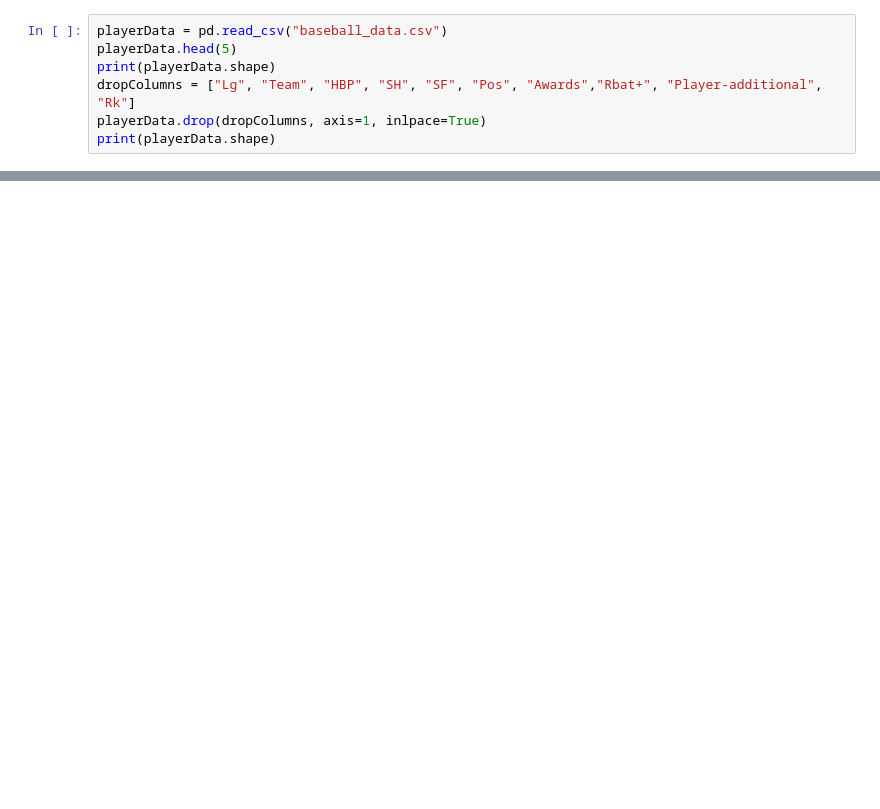
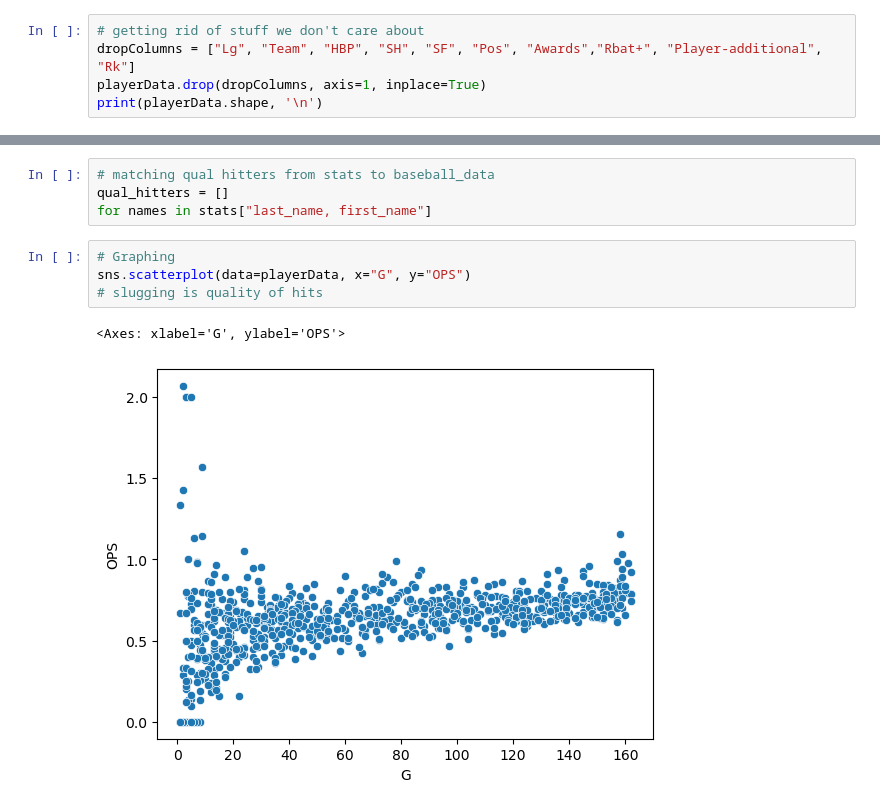
Before and after one commit to sbr03/baseball, a Jupyter notebook: baseball.ipynb, the cells around one changed output, grey strips where cells are left out. Saved outputs shown, nothing was run; the diff lists cells and outputs as text; blank space fills up the shorter version.

```diff
--- a/baseball.ipynb
+++ b/baseball.ipynb
@@ -9,8 +17,6 @@ import joblib
 # %%
-playerData = pd.read_csv("baseball_data.csv")
-playerData.head(5)
-print(playerData.shape)
+# getting rid of stuff we don't care about
 dropColumns = ["Lg", "Team", "HBP", "SH", "SF", "Pos", "Awards","Rbat+", "Player-additional", "Rk"]
-playerData.drop(dropColumns, axis=1, inlpace=True)
-print(playerData.shape)
+playerData.drop(dropColumns, axis=1, inplace=True)
+print(playerData.shape, '\n')
 # %% [output]
@@ -17,0 +31,11 @@ AttributeError: 'bool' object has no attribute 'all'
+# %%
+# matching qual hitters from stats to baseball_data
+qual_hitters = []
+for names in stats["last_name, first_name"]
+# %%
+# Graphing
+sns.scatterplot(data=playerData, x="G", y="OPS")
+# slugging is quality of hits
+# %% [output]
+<Axes: xlabel='G', ylabel='OPS'>
+[figure, added]
```
Also changed, not shown: parts of 7 cells of this notebook.
